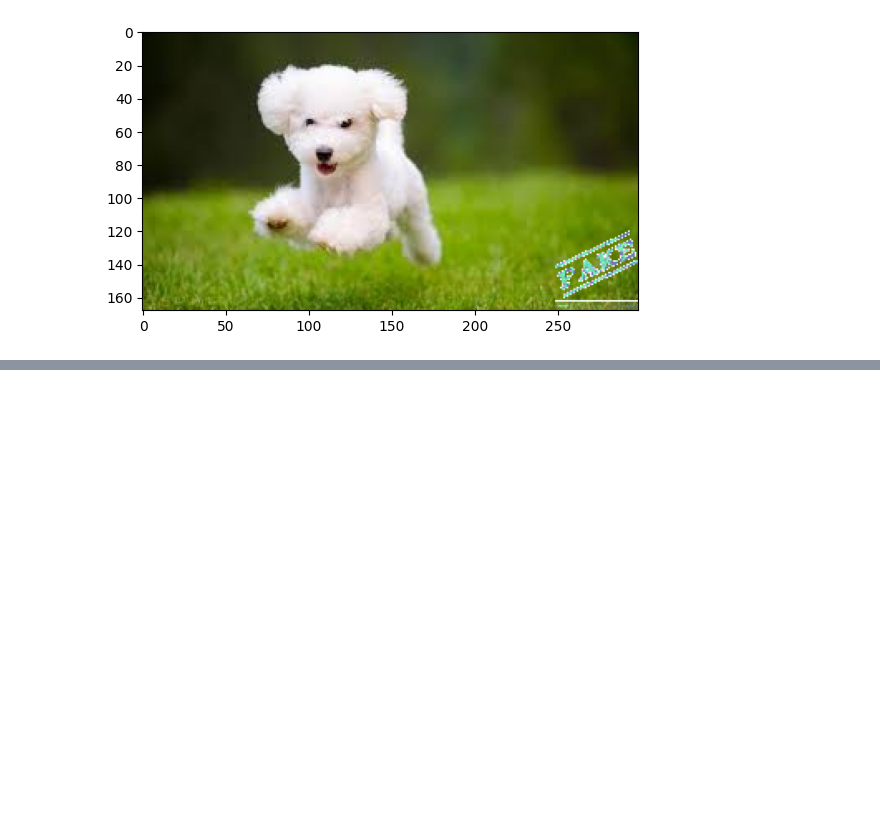
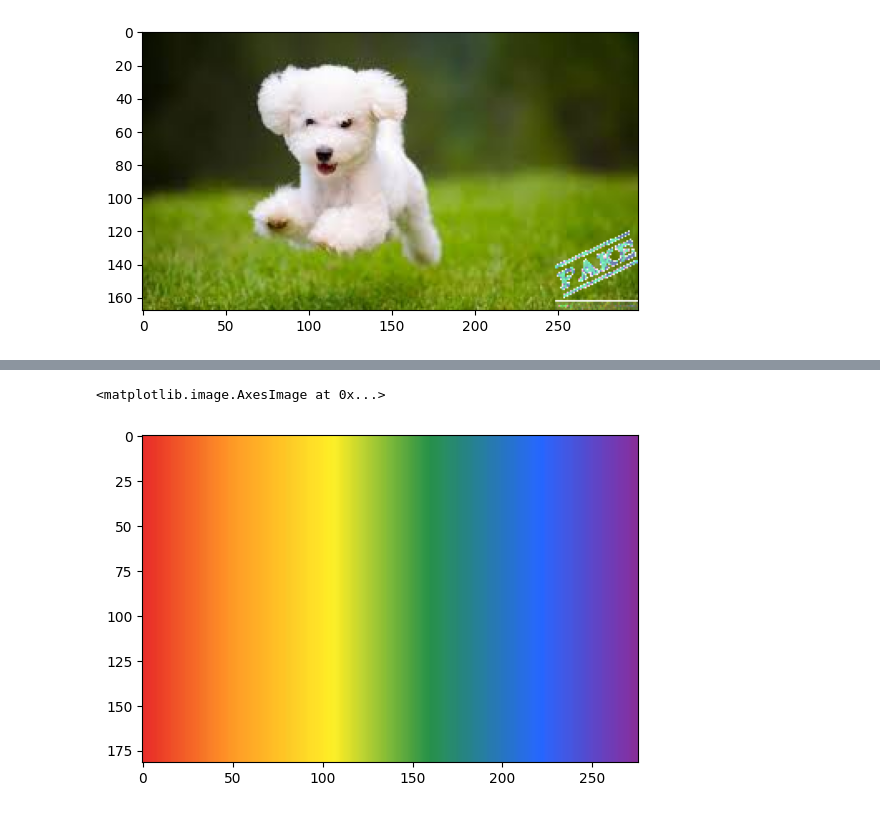
Before and after one commit to haroon-khan786/DL_OpenCV_exercise, a Jupyter notebook: Opencv_DL_exercise.ipynb, the cells around one changed output, grey strips where cells are left out. Saved outputs shown, nothing was run; the diff lists cells and outputs as text; code cells hidden in the pictures; blank space fills up the shorter version.

```diff
--- a/Opencv_DL_exercise.ipynb
+++ b/Opencv_DL_exercise.ipynb
@@ -589,0 +602,6 @@ plt.imshow(large_image)
+# %%
+rainbow_image = cv2.cvtColor(rainbow_image , cv2.COLOR_BGR2RGB)
+plt.imshow(rainbow_image)
+# %% [output]
+<matplotlib.image.AxesImage at 0x...>
+[figure, added]
```
Also changed, not shown: parts of 7 cells of this notebook, 1 other file.
